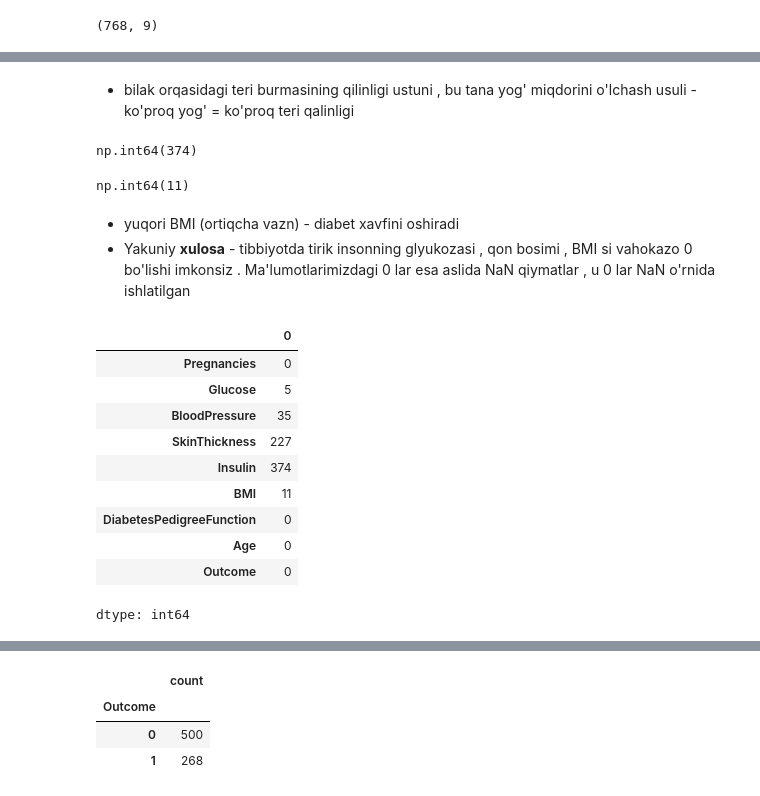
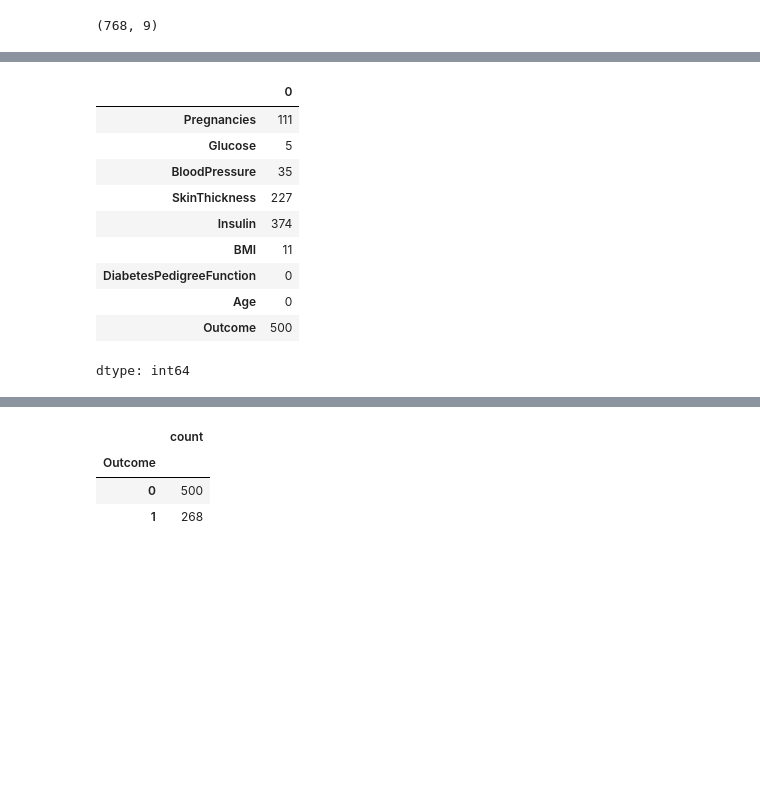
Before and after one commit to izzat-ai/learning-ai, a Jupyter notebook: projects/diabet_project/diabetes_project.ipynb, the cells around one changed output, grey strips where cells are left out. Saved outputs shown, nothing was run; the diff lists cells and outputs as text; code cells hidden in the pictures; blank space fills up the shorter version.

```diff
--- a/projects/diabet_project/diabetes_project.ipynb
+++ b/projects/diabet_project/diabetes_project.ipynb
@@ -90,37 +54,15 @@ np.int64(227)
-# %% [markdown]
-- bilak orqasidagi teri burmasining  qilinligi ustuni , bu tana yog' miqdorini o'lchash usuli - ko'proq yog' = ko'proq teri qalinligi
-# %%
-# Insulin ustunida 0 qiymatlar borligini aniqlash
-(df['Insulin'] == 0).sum()
-# %% [output]
-np.int64(374)
-# %%
-# tana massasi indeksi ustunidagi 0 qiymatlarni tekshirish
-(df['BMI'] == 0).sum()
-# %% [output]
-np.int64(11)
-# %% [markdown]
-- yuqori BMI (ortiqcha vazn) - diabet xavfini oshiradi
-- Yakuniy **xulosa** - tibbiyotda tirik insonning glyukozasi , qon bosimi , BMI si vahokazo 0 bo'lishi imkonsiz . Ma'lumotlarimizdagi 0 lar esa aslida NaN qiymatlar , u 0 lar NaN o'rnida ishlatilgan
-# %%
-# Glucose, BloodPressure, SkinThickness, Insulin va BMI ustunlaridagi 0 larni nan qilish
-df['Glucose'] = df['Glucose'].replace(0, np.nan)
-df['BloodPressure'] = df['BloodPressure'].replace(0, np.nan)
-df['SkinThickness'] = df['SkinThickness'].replace(0, np.nan)
-df['Insulin'] = df['Insulin'].replace(0, np.nan)
-df['BMI'] = df['BMI'].replace(0, np.nan)
-
-# nan qiymatlar sonini aniqlash
-df.isnull().sum()
-# %% [output]
-|  | 0 |
-| Pregnancies | 0 |
-| Glucose | 5 |
-| BloodPressure | 35 |
-| SkinThickness | 227 |
-| Insulin | 374 |
-| BMI | 11 |
-| DiabetesPedigreeFunction | 0 |
-| Age | 0 |
-| Outcome | 0 |
-dtype: int64
+# %%
+# diabet ma'lumotlarida 0 qiymatlar ko'p uchrashi mumkin va ular tabiiy bo'miydi
+(df==0).sum()
+# %% [output]
+|  | 0 |
+| Pregnancies | 111 |
+| Glucose | 5 |
+| BloodPressure | 35 |
+| SkinThickness | 227 |
+| Insulin | 374 |
+| BMI | 11 |
+| DiabetesPedigreeFunction | 0 |
+| Age | 0 |
+| Outcome | 500 |
+dtype: int64
```
Also changed, not shown: parts of 32 cells of this notebook.
